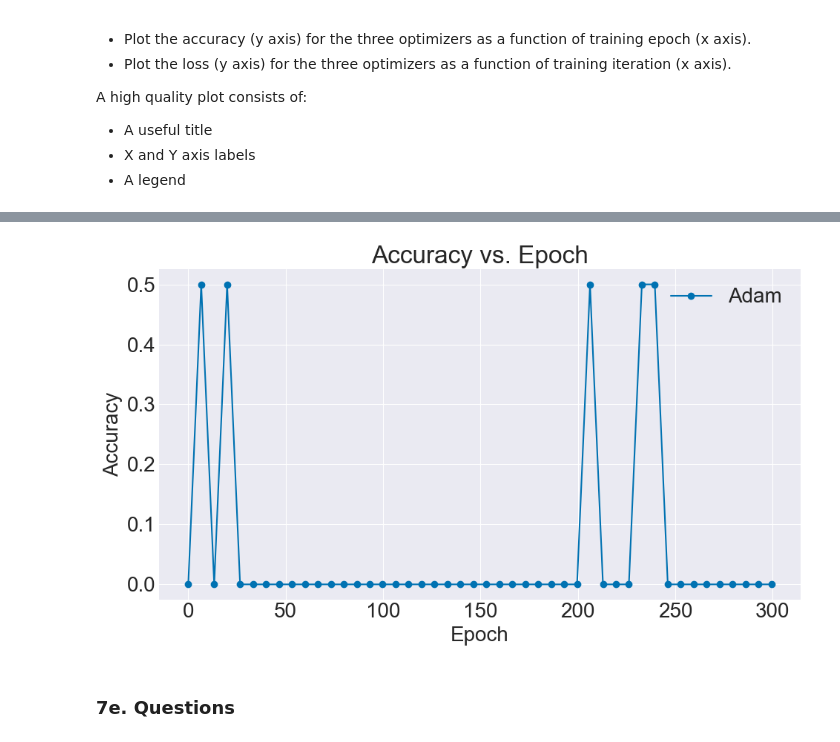
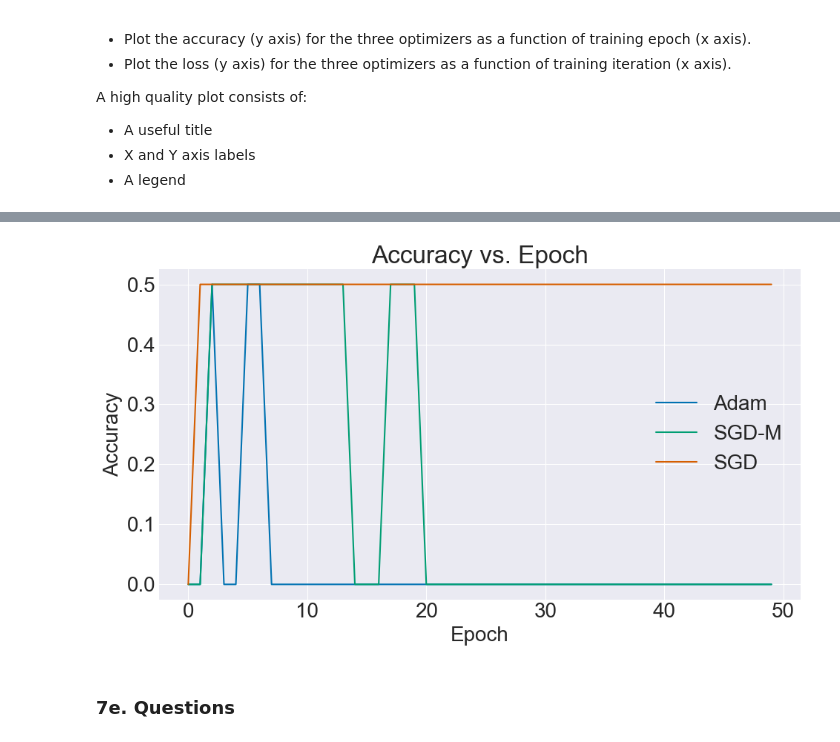
Before and after one commit to ngoclinhp842/cnn_with_stl10, a Jupyter notebook: project3/optimize_and_train_cnn.ipynb, the cells around one changed output, grey strips where cells are left out. Cells and saved outputs as stored; diff of their text form; code cells hidden in the pictures.

```diff
--- a/project3/optimize_and_train_cnn.ipynb
+++ b/project3/optimize_and_train_cnn.ipynb
@@ -382,16 +379,18 @@ plt.legend()
 # %%
 # Plot accuracy
 plt.figure(figsize=(10, 6))
-plt.plot(acc_epochs, val_acc_adam, label='Adam', marker='o')
+plt.plot(val_acc_adam, label='Adam')
+plt.plot(val_acc_sgd_m, label='SGD-M')
+plt.plot(validation_acc_history_sgd, label='SGD')
 plt.xlabel('Epoch')
 plt.ylabel('Accuracy')
 plt.title('Accuracy vs. Epoch')
 plt.legend()
 
 plt.tight_layout()
 plt.show()
 # %% [output]
-[figure, old version]
+[figure, new version]
 # %% [markdown]
 ### 7e. Questions
 # %% [markdown]
```
Also changed, not shown: parts of 22 cells of this notebook, 1 other file.
